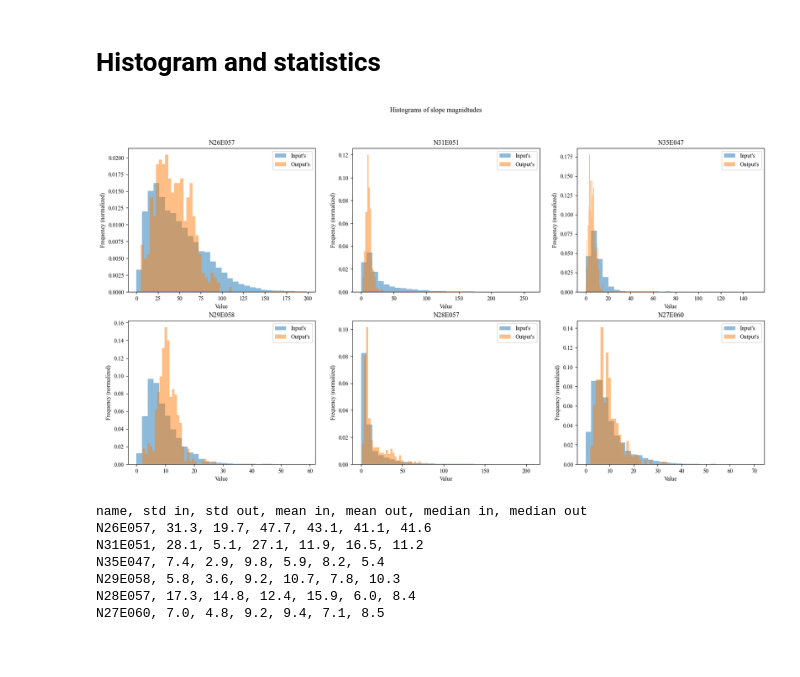
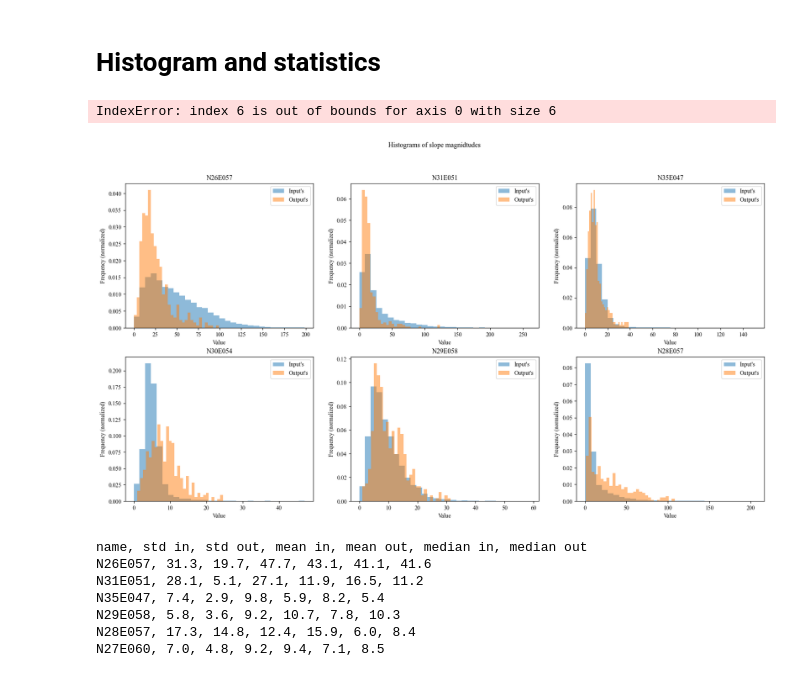
Before and after one commit to parsadaj/WaveFunctionCollapse, a Jupyter notebook: visualizations/locations.ipynb, the cells around one changed output. Drawn from its saved outputs; the diff is of its cells as text; code cells hidden in the pictures.

```diff
--- a/visualizations/locations.ipynb
+++ b/visualizations/locations.ipynb
@@ -331,5 +331,9 @@ for key_name in key_areas:
     save_path = os.path.join(run_folder, os.path.splitext(key_name)[0], 'wfc_state')
     wfc.load(save_path)
 
-    outputs_path = glob.glob(os.path.join(run_folder, os.path.splitext(key_name)[0], 'wfc_out*.npy'))
+    outputs_path = sorted(glob.glob(os.path.join(run_folder, os.path.splitext(key_name)[0], "outs", 'wfc_out*.npy')))
+    faults_path = sorted(glob.glob(os.path.join(run_folder, os.path.splitext(key_name)[0], "outs", 'wfc_gosal*.npy')))
     key_data[key_name]['outs'] = [np.load(f) for f in outputs_path]
+    key_data[key_name]['faults'] = [np.load(f) for f in faults_path]
+
+outputs_path
@@ -391,8 +410,8 @@ ax = ax.flatten()
 fig.suptitle('Histograms of slope magnidtudes')
 stats = dict(
     std={},
-    mean={}
-    median={}
+    mean={},
+    median={},
 )
 
 i = 0
@@ -401,34 +420,35 @@ for key_name in key_areas:
         terrain = key_data[key_name]['data']
         gradx, grady = height_to_slopes(terrain)
         grads = [gradx[:-1, :], grady[:,:-1]]
         inp = np.linalg.norm(np.dstack(grads), axis=2).flatten()
         out = np.linalg.norm(key_data[key_name]['outs'][0], axis=2).flatten()
 
 
 
         if key_name.startswith("N31"):
             out = np.linalg.norm(key_data[key_name]['outs'][1], axis=2).flatten()
 
         key_data["stdin"] = np.std(out)
         key_data["meanin"] = np.mean(out)
         key_data["medianin"] = np.median(out)
 
         key_data["stdout"] = np.std(out)
         key_data["meanout"] = np.mean(out)
         key_data["medianout"] = np.median(out)
 
         # Plot histograms
         ax[i].hist(inp, bins=30, alpha=0.5, label="Input's", density=True)
         ax[i].hist(out, bins=30, alpha=0.5, label="Output's", density=True)
         ax[i].set_title(os.path.splitext(key_name)[0])
 
         # Add labels, legend, and title
         ax[i].set_xlabel('Value')
         ax[i].set_ylabel('Frequency (normalized)')
         ax[i].legend()
         i += 1
 # %% [output]
+IndexError: index 6 is out of bounds for axis 0 with size 6
-[figure, old version]
+[figure, new version]
 # %%
 print("name, std in, std out, mean in, mean out, median in, median out")
 for key_name in key_areas:
```
Also changed, not shown: parts of 3 cells of this notebook, 47 other files.
